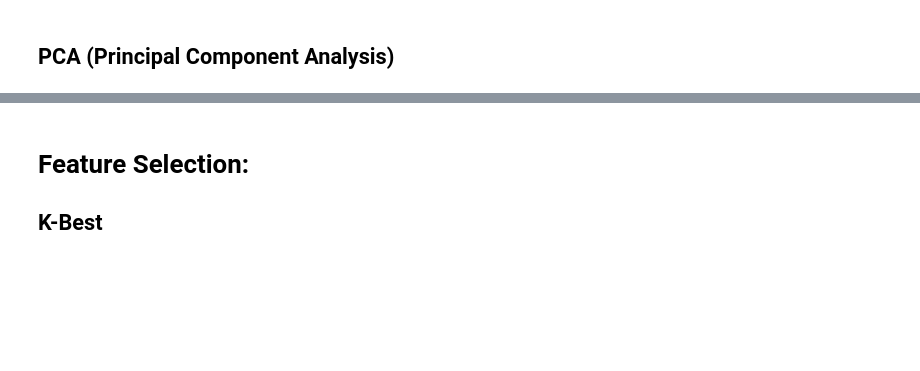
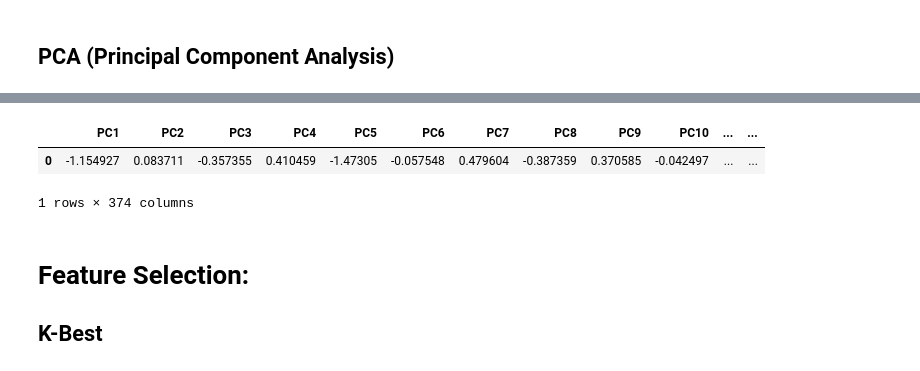
Before and after one commit to RubenAAA/ML_project, a Jupyter notebook: solar_new.ipynb, the cells around one changed output, grey strips where cells are left out. Cells and saved outputs as stored; diff of their text form; code cells hidden in the pictures; blank space fills up the shorter version.

```diff
--- a/solar_new.ipynb
+++ b/solar_new.ipynb
@@ -381,23 +361,2 @@ plt.show()
 # %% [markdown]
 ## PCA (Principal Component Analysis)
-# %%
-# useless for the moment
-
-def perform_pca(X, n_components):
-    pca = PCA(n_components=n_components)
-    X_pca = pca.fit_transform(X)
-
-    # Plot explained variance ratio
-    explained_variance = pca.explained_variance_ratio_
-    plt.figure(figsize=(8, 6))
-    plt.bar(range(1, len(explained_variance) + 1), explained_variance, alpha=0.7, color='b')
-    plt.xlabel('Principal Components')
-    plt.ylabel('Explained Variance Ratio')
-    plt.title('Explained Variance by Principal Components')
-    plt.show()
-
-    return X_pca
-
-# Perform PCA on the scaled data
-X_scaled = standardize_data(df_merged).drop(columns=["ACME"])
-X_pca = perform_pca(X_scaled, n_components=0.75)
@@ -406,3 +363,25 @@ X_pca = perform_pca(X_scaled, n_components=0.75)
+# %%
+def perform_pca(X, n_components, prefix='VPC'):
+    pca = PCA(n_components=n_components)
+    X_pca = pca.fit_transform(X)
+
+    # Create a DataFrame from the PCA results
+    pca_df = pd.DataFrame(X_pca)
+
+    # Rename columns
+    pca_df.columns = [f'{prefix}{i+1}' for i in range(pca_df.shape[1])]
+
+    return pca_df
+
+# Perform PCA on the scaled data
+X_scaled = standardize_data(df_merged)
+X_pca = perform_pca(X_scaled, n_components=0.9)
+X_merged = pd.concat([standardize_data(df_merged.drop(columns=df_merged.filter(like='V').columns)), X_pca], axis=1)
+X_merged.head(1)
+# %% [output]
+|  | PC1 | PC2 | PC3 | PC4 | PC5 | PC6 | PC7 | PC8 | PC9 | PC10 | ... | ... |
+| 0 | -1.154927 | 0.083711 | -0.357355 | 0.410459 | -1.47305 | -0.057548 | 0.479604 | -0.387359 | 0.370585 | -0.042497 | ... | ... |
+1 rows × 374 columns
 # %% [markdown]
 # Feature Selection:
 ## K-Best
```
Also changed, not shown: parts of 13 cells of this notebook, 15 other files.
